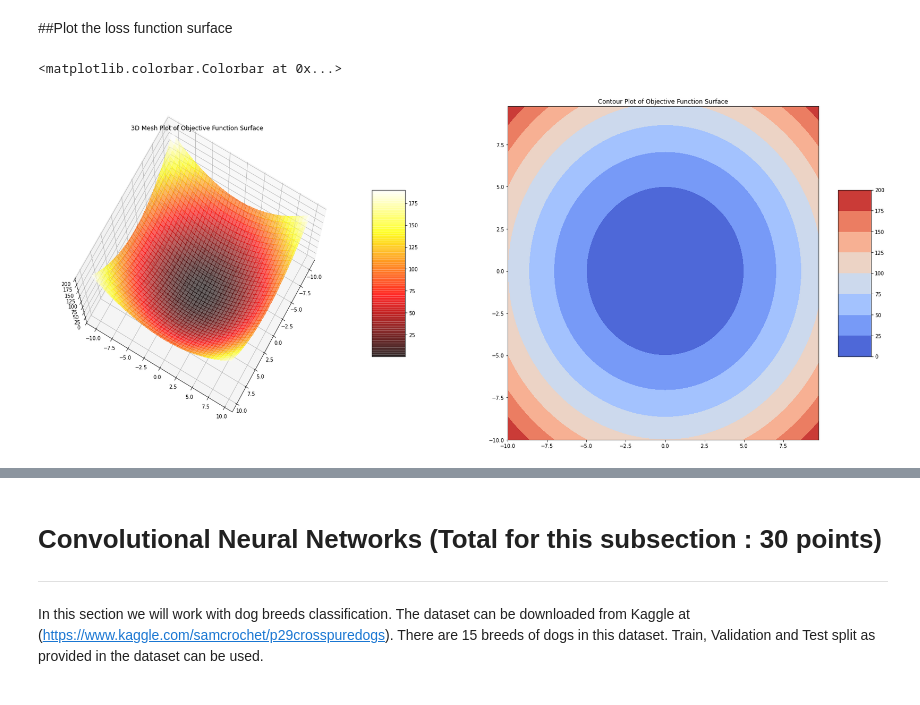
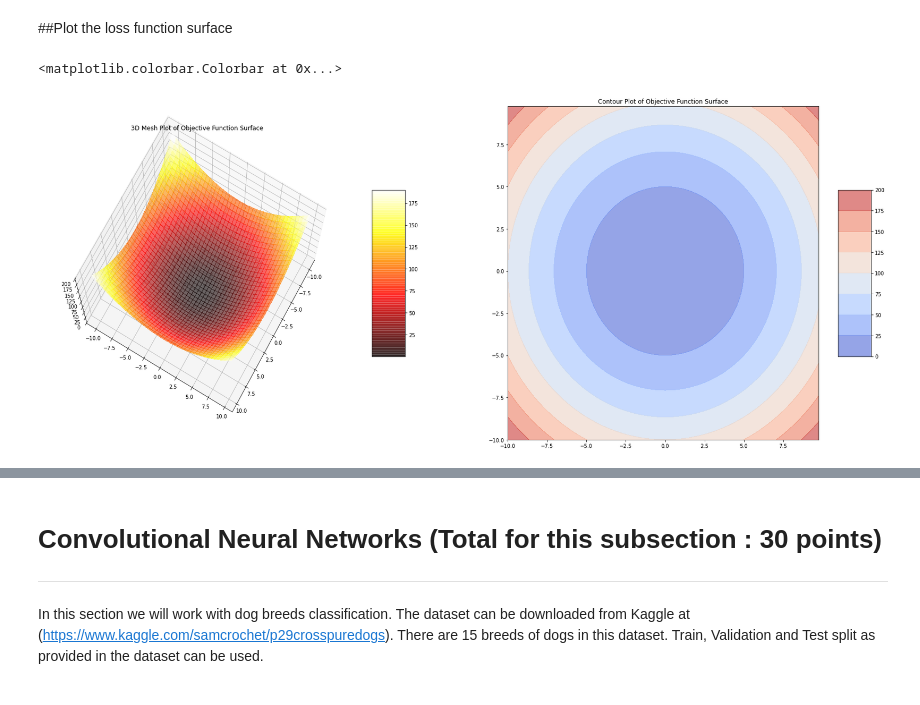
Before and after one commit to vinx-2105/Artificial_Neural_Networks_Labs, a Jupyter notebook: ANN_Lab1.ipynb, the cells around one changed output, grey strips where cells are left out. Cells and saved outputs as stored; diff of their text form; code cells hidden in the pictures.

```diff
--- a/ANN_Lab1.ipynb
+++ b/ANN_Lab1.ipynb
@@ -77,32 +120,32 @@ c=0.0
 # %% [markdown]
 ##Plot the loss function surface
 # %%
-def get_output(w1_samples, w2_samples):
+def get_objective_value(w1_samples, w2_samples):
   return a1*((w1_samples-b1)**2) + a2*((w2_samples-b2)**2) + c
 
 fig = plt.figure(figsize=(30, 12))
 ax = fig.add_subplot(1, 2, 1, projection='3d')
 # ax = fig.gca(projection='3d')
 
 # Make data.
 X = np.arange(-10, 10, 0.25)
 Y = np.arange(-10, 10, 0.25)
 X, Y = np.meshgrid(X, Y)
-Z = get_output(X, Y)
+Z = get_objective_value(X, Y)
 
 # Plot the surface.
 ax.view_init(75, 30)
 surf = ax.plot_surface(X, Y, Z, cmap=cm.hot, linewidth=0, antialiased=False, alpha=0.6)
 ax.set_title('3D Mesh Plot of Objective Function Surface')
 
 
 # Add a color bar which maps values to colors.
 fig.colorbar(surf, shrink=0.5, aspect=5)
 
 ax = fig.add_subplot(1, 2, 2)
 ax.set_title('Contour Plot of Objective Function Surface')
-surf = ax.contourf(X, Y, Z, cmap=cm.coolwarm)
+surf = ax.contourf(X, Y, Z, cmap=cm.coolwarm, alpha=0.6)
 fig.colorbar(surf, shrink=0.5, aspect=5)
 # %% [output]
 <matplotlib.colorbar.Colorbar at 0x...>
-[figure, old version]
+[figure, new version]
```
Also changed, not shown: parts of 12 cells of this notebook.
